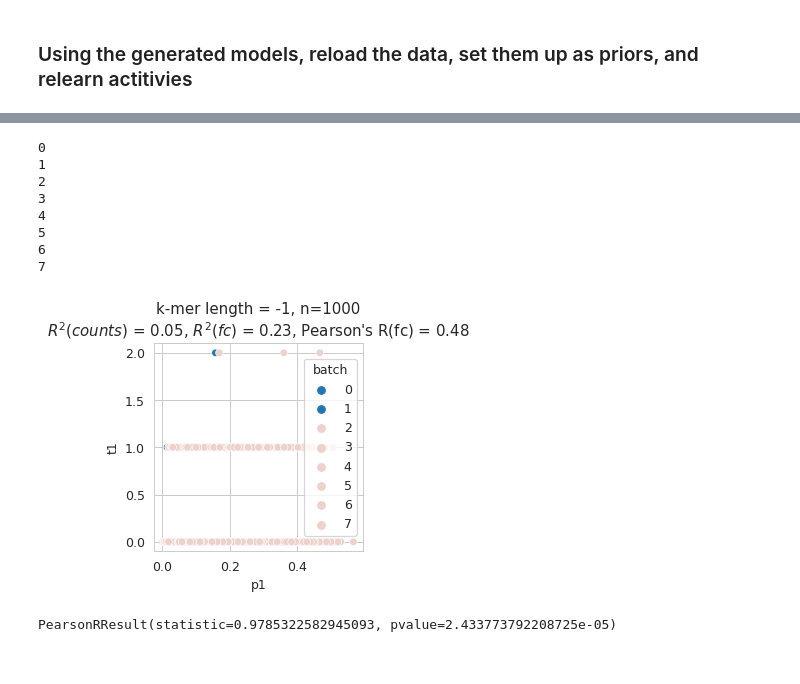
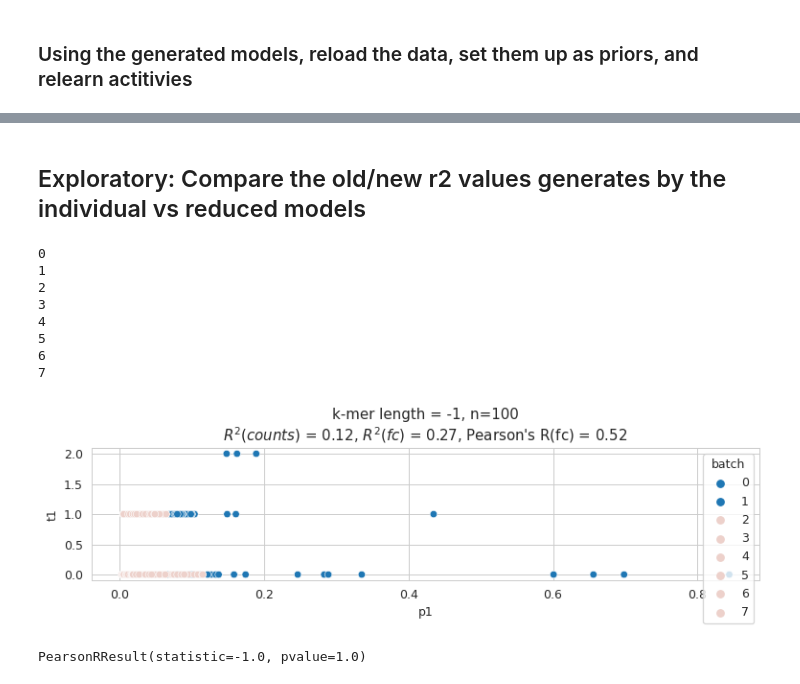
Before and after one commit to theislab/mubind, a Jupyter notebook: notebooks/concatenation/01_load_and_concatenate.ipynb, the cells around one changed output, grey strips where cells are left out. Cells and saved outputs as stored; diff of their text form; code cells hidden in the pictures.

```diff
--- a/notebooks/concatenation/01_load_and_concatenate.ipynb
+++ b/notebooks/concatenation/01_load_and_concatenate.ipynb
@@ -228,12 +283,12 @@ model = mb.models.Multibind(
 # %%
-# block mononucleotide but free dinucleotide and activities to calibrate themselves during training
-verbose = 1
-i = -1
-feat_i = 'mono'
-for ki in range(n_kernels + 1):
-    mask_mono = (ki == i) and (feat_i == 'mono')
-    mask_dinuc = True # (ki == i) and (feat_i == 'dinuc')
-    if verbose != 0:
-        print("setting grad status of kernel (mono, dinuc) at %i to (%i, %i)" % (ki, mask_mono, mask_dinuc))
-    model.binding_modes.update_grad_mono(ki, mask_mono)
-    model.binding_modes.update_grad_di(ki, mask_dinuc)
+def unfreeze(model, feat_lab=None, position=None):
+    # block mononucleotide but free dinucleotide and activities to calibrate themselves during training
+    verbose = 1
+    for ki in range(n_kernels + 1):
+        mask_pos = (ki == position if position is not None else True)
+        mask_mono = (feat_lab == 'mono') and mask_pos
+        mask_dinuc = (feat_lab == 'dinuc') and mask_pos
+        if verbose != 0:
+            print("setting grad status of kernel (mono, dinuc) at %i to (%i, %i)" % (ki, mask_mono, mask_dinuc))
+        model.binding_modes.update_grad_mono(ki, mask_mono)
+        model.binding_modes.update_grad_di(ki, mask_dinuc)
@@ -248,0 +297,5 @@ setting grad status of kernel (mono, dinuc) at 7 to (0, 1)
+# %%
+unfreeze(model, None)
+# upfreeze ns binding
+model.binding_modes.update_grad_mono(0, True)
+model.binding_modes.update_grad_di(0, True)
@@ -303,3 +371,0 @@ mb.pl.activities(model, n_cols=10, n_rows=8)
-# %%
-rcParams['figure.figsize'] = 5, 5
-mb.pl.conv_mono(model, n_rows=len(reduced_groups) + 1, n_cols=2)
@@ -320,0 +425,4 @@ metrics
+# %%
+# plot kernels (they should look the same as before
+rcParams['figure.figsize'] = 10, 2
+mb.pl.conv(model, n_cols=len(reduced_groups), title=False, xticks=True, rowspan_mono=1, rowspan_dinuc=2)
@@ -321,17 +438,18 @@ metrics
+# %% [markdown]
+## Exploratory: Compare the old/new r2 values generates by the individual vs reduced models
 # %%
-rcParams['figure.figsize'] = 3, 3
 scores_by_batch = mb.pl.kmer_enrichment(model, train, log_scale=False, style='scatter', ylab='t1', xlab='p1', show=False, by='batch')
 df_batch = pd.DataFrame(scores_by_batch).T
 # %% [output]
 0
 1
 2
 3
 4
 5
 6
 7
-[figure, old version]
+[figure, new version]
 # %%
 df_batch['filename'] = df_batch.index.astype(int).map(batch_by_name)
 metrics['filename'] = list(metrics['counts_path'].apply(os.path.basename))
@@ -340,11 +456,13 @@ merged = df_batch.merge(metrics, on='filename')
 # %%
-xlab, ylab = 'r2_counts_x', 'r2_counts_y'
+merged = df_batch.merge(metrics, on='filename', suffixes=('_independent', '_merged'))
+
+xlab, ylab = 'r2_counts_independent', 'r2_counts_merged'
 x, y = merged[xlab], merged[ylab]
 
 import scipy
 scipy.stats.pearsonr(x, y)
 # %% [output]
-PearsonRResult(statistic=0.9785322582945093, pvalue=2.433773792208725e-05)
+PearsonRResult(statistic=-1.0, pvalue=1.0)
 # %%
 sns.scatterplot(data=merged, x=xlab, y=ylab)
 plt.plot([.5, 1], [.5, 1])
```
Also changed, not shown: parts of 61 cells of this notebook.
